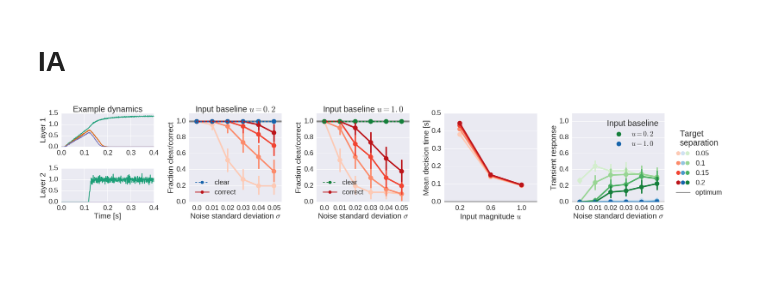
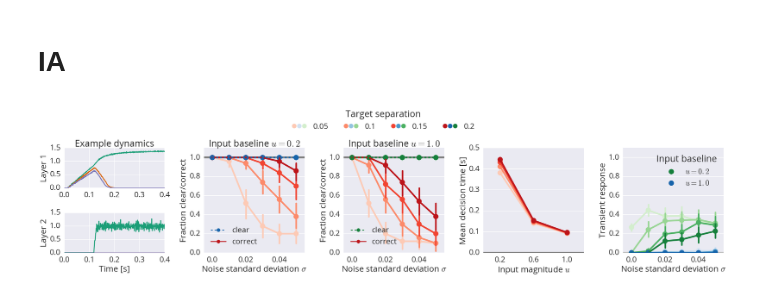
Before and after one commit to ctn-waterloo/cogsci17-decide, a Jupyter notebook: notebooks/Poster plots.ipynb, the cells around one changed output. Drawn from its saved outputs; the diff is of its cells as text; code cells hidden in the pictures; blank space fills up the shorter version.

```diff
--- a/notebooks/Poster plots.ipynb
+++ b/notebooks/Poster plots.ipynb
@@ -56,7 +58,7 @@ class MultiSeqHandler(object):
         for i, cp in enumerate(self.color_palettes):
             handlebox.add_artist(mpatches.Circle((x0 + 2 * r * i + r, y0 + r), 0.9 * r, fc=cp[orig_handle], ec='none'))
 # %%
-fig = plt.figure(figsize=(33.64, 6.47))
+fig = plt.figure(figsize=(31, 8))
 with sns.color_palette('Dark2'):
     ax1 = fig.add_subplot(1, 5, 1)
 ax2 = fig.add_subplot(1, 5, 2)
@@ -78,6 +80,8 @@ for ax, baseline, pal in zip((ax2, ax3), (0.2, 1.0), ('Blues', 'Greens')):
     sns.pointplot('noise', 'decided', 'target_sep', data=data, palette=pal, ax=ax, linestyles='--')
 
     ax.set_ylim(bottom=0., top=1.1)
+    ax.set_xticklabels(ax.get_xticklabels()[::2])
+    ax.set_xticks(ax.get_xticks()[::2])
 
     ax.set_title("Input baseline $u={}$".format(baseline))
     ax.set_xlabel(r"Noise standard deviation $\sigma$")
@@ -102,16 +106,20 @@ sns.pointplot('noise', 'runnerup_highest_err', 'target_sep',
               palette='Greens', ax=ax5)
 plot_optimum_line(ax5, 0)
 ax5.set_ylim(0, 1.1)
+ax5.set_xticklabels(ax5.get_xticklabels()[::2])
+ax5.set_xticks(ax5.get_xticks()[::2])
 ax5.set_xlabel(r"Noise standard deviation $\sigma$")
 ax5.set_ylabel("Transient response")
 handles = (handle for handle, label in zip(*ax5.get_legend_handles_labels()) if label == '0.2')
 ax5.legend(handles, ("$u=0.2$", "$u=1.0$"), title="Input baseline")
 
 optimum_handle = mlines.Line2D([], [], color=(.5, .5, .5))
-fig.legend(list(range(n_colors)) + [optimum_handle], sorted(df['target_sep'].unique()) + ["optimum"],
-           loc='right', title="Target\nseparation",
-           handler_map={int: MultiSeqHandler(('Reds', 'Blues', 'Greens'), n_colors)})
+fig.legend(list(range(n_colors)), sorted(df['target_sep'].unique()),
+           loc='upper center', title="Target separation",
+           handler_map={int: MultiSeqHandler(('Reds', 'Blues', 'Greens'), n_colors)},
+           ncol=4)
+#fig.legend([optimum_handle], ['optimum'], loc='upper right')
 
-fig.tight_layout(rect=(0, 0, 0.92, 1))
+fig.tight_layout(rect=(0, 0, 1, .85))
 fig.savefig('../doc/poster/lca.pdf', bbox_inches='tight', pad_inches=0.)
 # %% [output]
@@ -133,7 +141,7 @@ with nengo.Network(seed=1) as model:
 with nengo.Simulator(model, dt=dt) as sim:
     sim.run(.4)
 # %%
-fig = plt.figure(figsize=(33.64, 6.47))
+fig = plt.figure(figsize=(31, 8))
 with sns.color_palette('Dark2'):
     ax1a = plt.subplot2grid((2, 5), (0, 0))
     ax1b = plt.subplot2grid((2, 5), (1, 0), sharex=ax1a, sharey=ax1a)
@@ -162,6 +170,8 @@ for ax, baseline, scale, pal in zip((ax2, ax3), (0.2, 1.0), (1.0, 1.0), ('Blues'
     sns.pointplot('noise', 'decided', 'target_sep', data=data, palette=pal, ax=ax, linestyles='--')
 
     ax.set_ylim(bottom=0., top=1.1)
+    ax.set_xticklabels(ax.get_xticklabels()[::2])
+    ax.set_xticks(ax.get_xticks()[::2])
 
     ax.set_title("Input baseline $u={}$".format(baseline))
     ax.set_xlabel(r"Noise standard deviation $\sigma$")
@@ -170,35 +180,39 @@ for ax, baseline, scale, pal in zip((ax2, ax3), (0.2, 1.0), (1.0, 1.0), ('Blues'
     h1 = mlines.Line2D([], [], color=sns.color_palette(pal, n_colors=n_colors)[-1], label='clear', ls='--', marker='o')
     h2 = mlines.Line2D([], [], color=sns.color_palette(seq_pal, n_colors=n_colors)[-1], label='correct', marker='o')
     ax.legend(handles=[h1, h2], loc='best')
 
 plot_optimum_line(ax4, 0)
 sns.pointplot('baseline', 't', 'target_sep',
               data=dfd.query('network == "IA" and scale == 1. and not share_thresholding_intercepts'),
               palette=seq_pal, ax=ax4)
 ax4.set_ylim(bottom=0)
 ax4.set_xlabel("Input magnitude $u$")
 ylabel = ax4.set_ylabel("Mean decision time [s]")
 ax4.legend().remove()
 
 sns.pointplot('noise', 'runnerup_highest_err', 'target_sep',
               data=df.query('network == "IA" and baseline == 1. and scale == 1. and not share_thresholding_intercepts'),
               palette='Greens', ax=ax5)
 sns.pointplot('noise', 'runnerup_highest_err', 'target_sep',
               data=df.query('network == "IA" and baseline == .2 and scale == 1. and not share_thresholding_intercepts'),
               palette='Blues', ax=ax5)
 ax5.axhline(y=0., lw=6, c=(0.75, 0.75, 0.75))
 ax5.set_ylim(0, 1.1)
+ax5.set_xticklabels(ax5.get_xticklabels()[::2])
+ax5.set_xticks(ax5.get_xticks()[::2])
 ax5.set_xlabel(r"Noise standard deviation $\sigma$")
 ax5.set_ylabel("Transient response")
 handles = (handle for handle, label in zip(*ax5.get_legend_handles_labels()) if label == '0.2')
 ax5.legend(handles, ("$u=0.2$", "$u=1.0$"), title="Input baseline")
 
 optimum_handle = mlines.Line2D([], [], color=(.5, .5, .5))
-fig.legend(list(range(n_colors)) + [optimum_handle], sorted(df['target_sep'].unique()) + ["optimum"],
-           loc='right', title="Target\nseparation",
-           handler_map={int: MultiSeqHandler(('Reds', 'Blues', 'Greens'), n_colors)})
+fig.legend(list(range(n_colors)), sorted(df['target_sep'].unique()),
+           loc='upper center', title="Target separation",
+           handler_map={int: MultiSeqHandler(('Reds', 'Blues', 'Greens'), n_colors)},
+           ncol=4)
+#fig.legend([optimum_handle], ['optimum'], loc='upper right')
 
-fig.tight_layout(rect=(0, 0, 0.92, 1))
+fig.tight_layout(rect=(0, 0, 1, .85))
 fig.savefig('../doc/poster/ia.pdf', bbox_inches='tight', pad_inches=0.)
 # %% [output]
-[figure, old version]
+[figure, new version]
```
Also changed, not shown: parts of 3 cells of this notebook, 11 other files.
